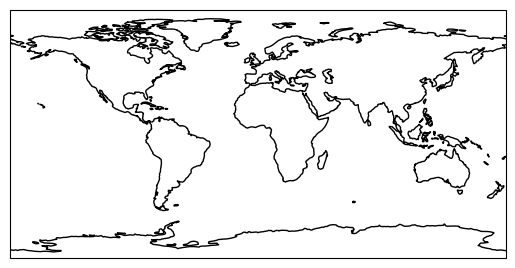
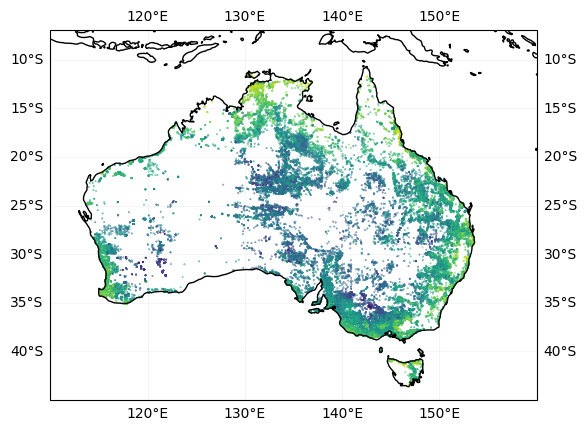
The notebook cell's code change between the first figure and the second:
--- before
+++ after
@@ -1,3 +1,6 @@
 ax = plt.axes(projection=ccrs.PlateCarree())
-ax.coastlines()
+ax.set_extent([110, 160, -45, -7], crs=ccrs.PlateCarree())
+ax.coastlines(resolution='50m', zorder=10)
+ax.gridlines(draw_labels=True, dms=True, x_inline=False, y_inline=False, alpha=0.125)
+ax.scatter(boredata['Longitude'],boredata['Latitude'], c=np.log(boredata['Recharge_rate']), s=0.1)
 plt.show()

Commit: Made the Australia map from the README work